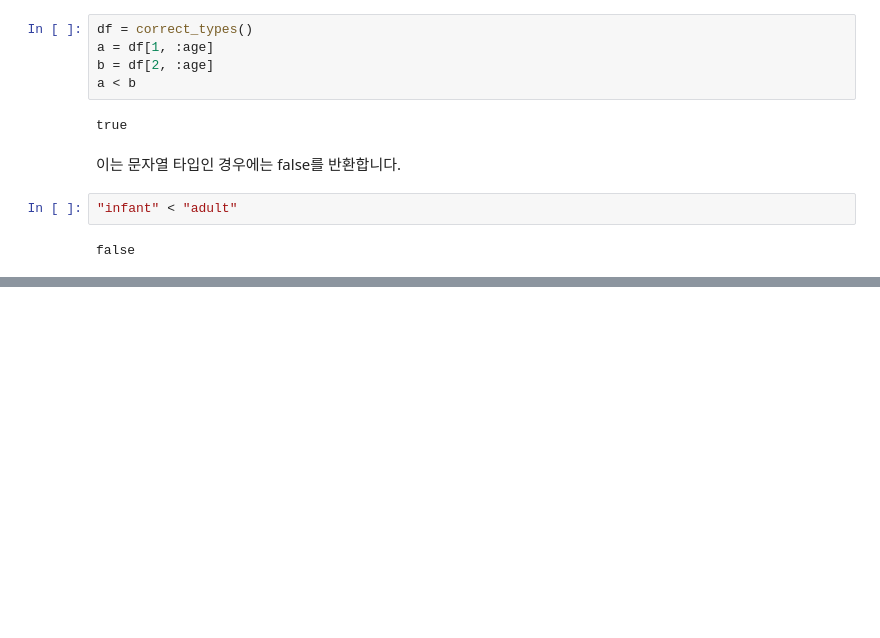
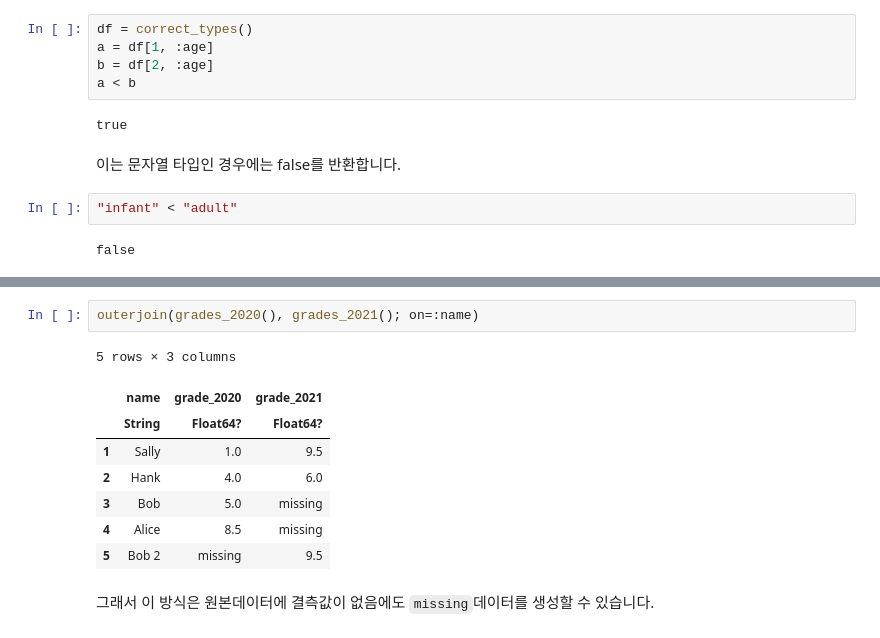
Before and after one commit to JunDamin/NotebooksForDataScience, a Jupyter notebook: docs/julia/data_science/04_DataFrames.ipynb, the cells around one changed output, grey strips where cells are left out. Drawn from its saved outputs; the diff is of its cells as text; blank space fills up the shorter version.

```diff
--- a/docs/julia/data_science/04_DataFrames.ipynb
+++ b/docs/julia/data_science/04_DataFrames.ipynb
@@ -923,0 +1013,13 @@ false
+# %%
+outerjoin(grades_2020(), grades_2021(); on=:name)
+# %% [output]
+5 rows × 3 columns
+|  | name | grade_2020 | grade_2021 |
+|  | String | Float64? | Float64? |
+| 1 | Sally | 1.0 | 9.5 |
+| 2 | Hank | 4.0 | 6.0 |
+| 3 | Bob | 5.0 | missing |
+| 4 | Alice | 8.5 | missing |
+| 5 | Bob 2 | missing | 9.5 |
+# %% [markdown]
+그래서 이 방식은 원본데이터에 결측값이 없음에도 `missing`데이터를 생성할 수 있습니다.
```
Also changed, not shown: parts of 130 cells of this notebook, 3 other files.
